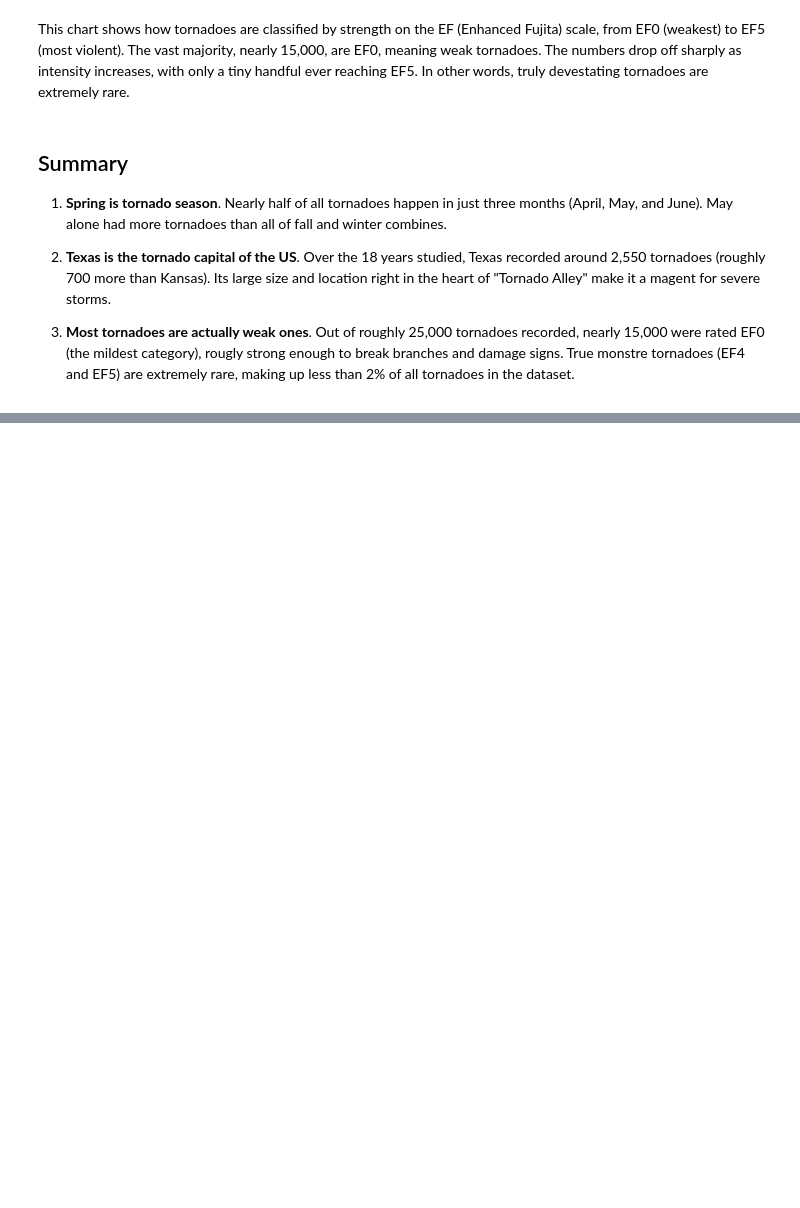
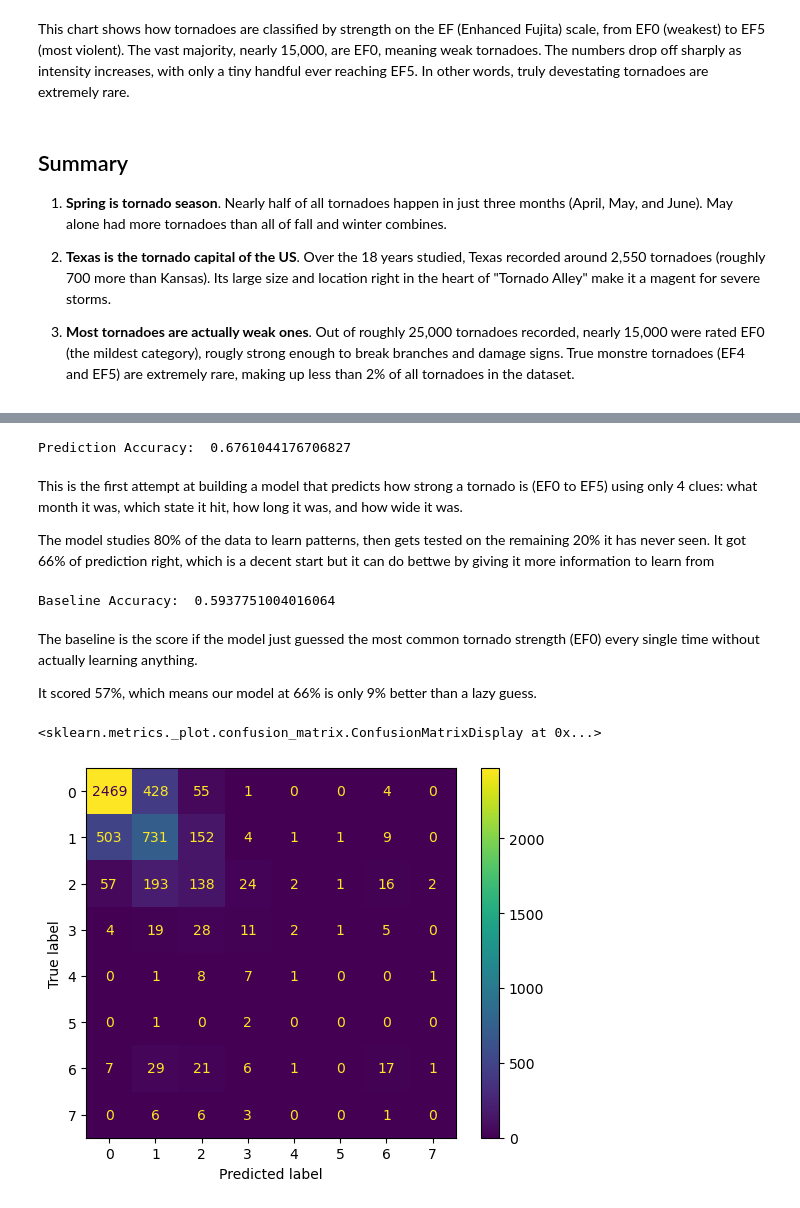
Before and after one commit to PriscillaHandoyo/storm-chaser, a Jupyter notebook: notebook.ipynb, the cells around one changed output, grey strips where cells are left out. Saved outputs shown, nothing was run; the diff lists cells and outputs as text; code cells hidden in the pictures; blank space fills up the shorter version.

```diff
--- a/notebook.ipynb
+++ b/notebook.ipynb
@@ -202,0 +211,43 @@ This chart shows how tornadoes are classified by strength on the EF (Enhanced Fu
+# %%
+le = LabelEncoder()
+
+# encode state and f_scale
+tornado_df['state_encoded'] = le.fit_transform(tornado_df['state'])
+tornado_df['f_scale_encoded'] = le.fit_transform(tornado_df["tor_f_scale"])
+
+X = tornado_df[['month', 'state_encoded', 'tor_length', 'tor_width']]
+y= tornado_df['f_scale_encoded']
+
+# test size splits data into 80% od the models to learn from and 20% to test how well it learned
+X_train, X_test, y_train, y_test = train_test_split(X, y, test_size=0.2)
+
+# use class weight to handle imbalanced data
+# use random state to make sure the result is same every runs
+model = RandomForestClassifier(class_weight="balanced", random_state=42)
+model.fit(X_train, y_train) # model learns from 80% of data
+
+# model predicts on the other 20% and compare the prediction vs real answer
+print("Prediction Accuracy: ", accuracy_score(y_test, model.predict(X_test)))
+# %% [output]
+Prediction Accuracy:  0.6761044176706827
+# %% [markdown]
+This is the first attempt at building a model that predicts how strong a tornado is (EF0 to EF5) using only 4 clues: what month it was, which state it hit, how long it was, and how wide it was.
+
+The model studies 80% of the data to learn patterns, then gets tested on the remaining 20% it has never seen. It got 66% of prediction right, which is a decent start but it can do bettwe by giving it more information to learn from
+# %%
+# check the prediction with the baseline
+print("Baseline Accuracy: ",y_test.value_counts(normalize=True).max())
+# %% [output]
+Baseline Accuracy:  0.5937751004016064
+# %% [markdown]
+The baseline is the score if the model just guessed the most common tornado strength (EF0) every single time without actually learning anything.
+
+It scored 57%, which means our model at 66% is only 9% better than a lazy guess.
+# %%
+# confusion matrix to show where the model is getting things wrong
+cm = confusion_matrix(y_test, model.predict(X_test))
+disp = ConfusionMatrixDisplay(confusion_matrix=cm)
+disp.plot()
+# %% [output]
+<sklearn.metrics._plot.confusion_matrix.ConfusionMatrixDisplay at 0x...>
+[figure, added]
```
Also changed, not shown: parts of 19 cells of this notebook.
